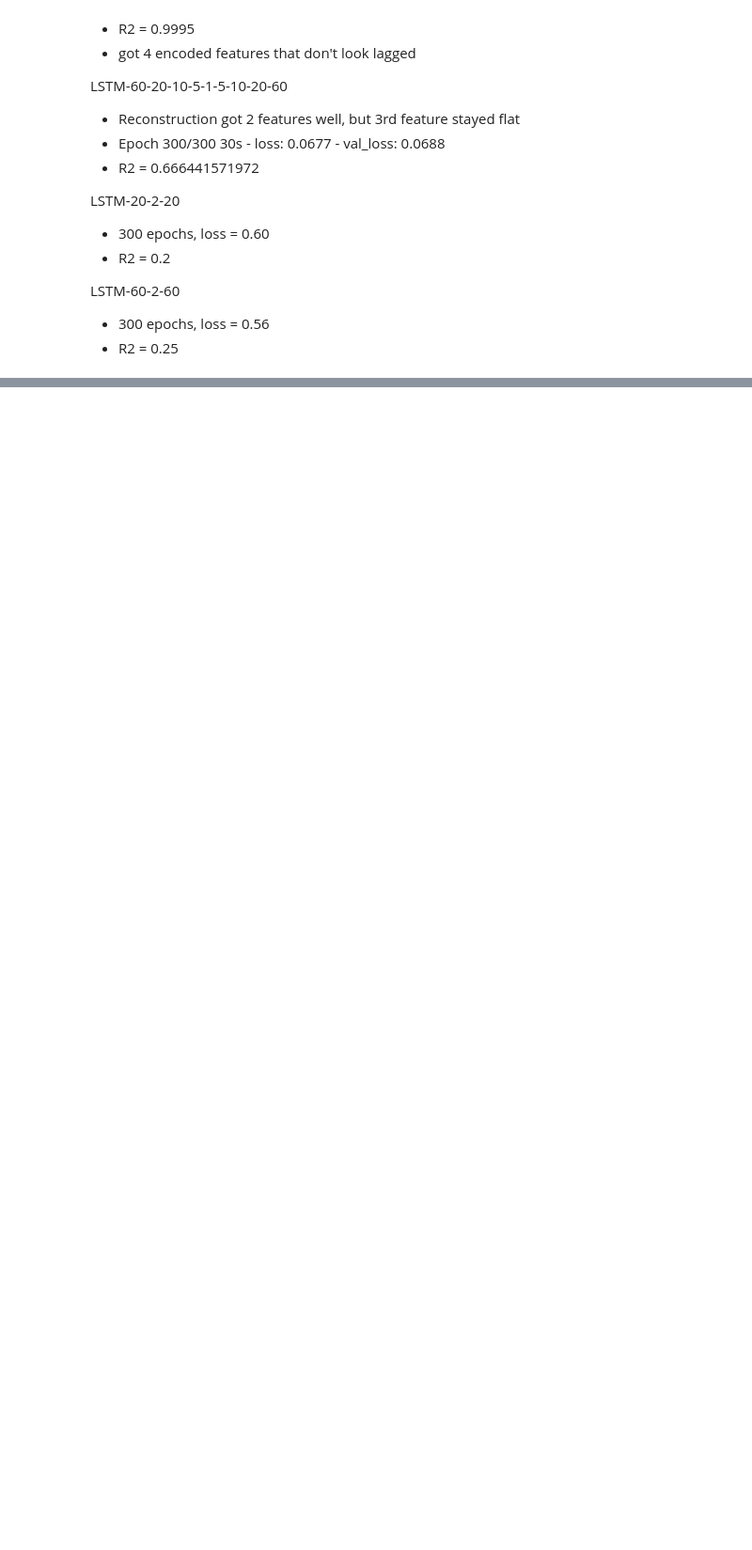
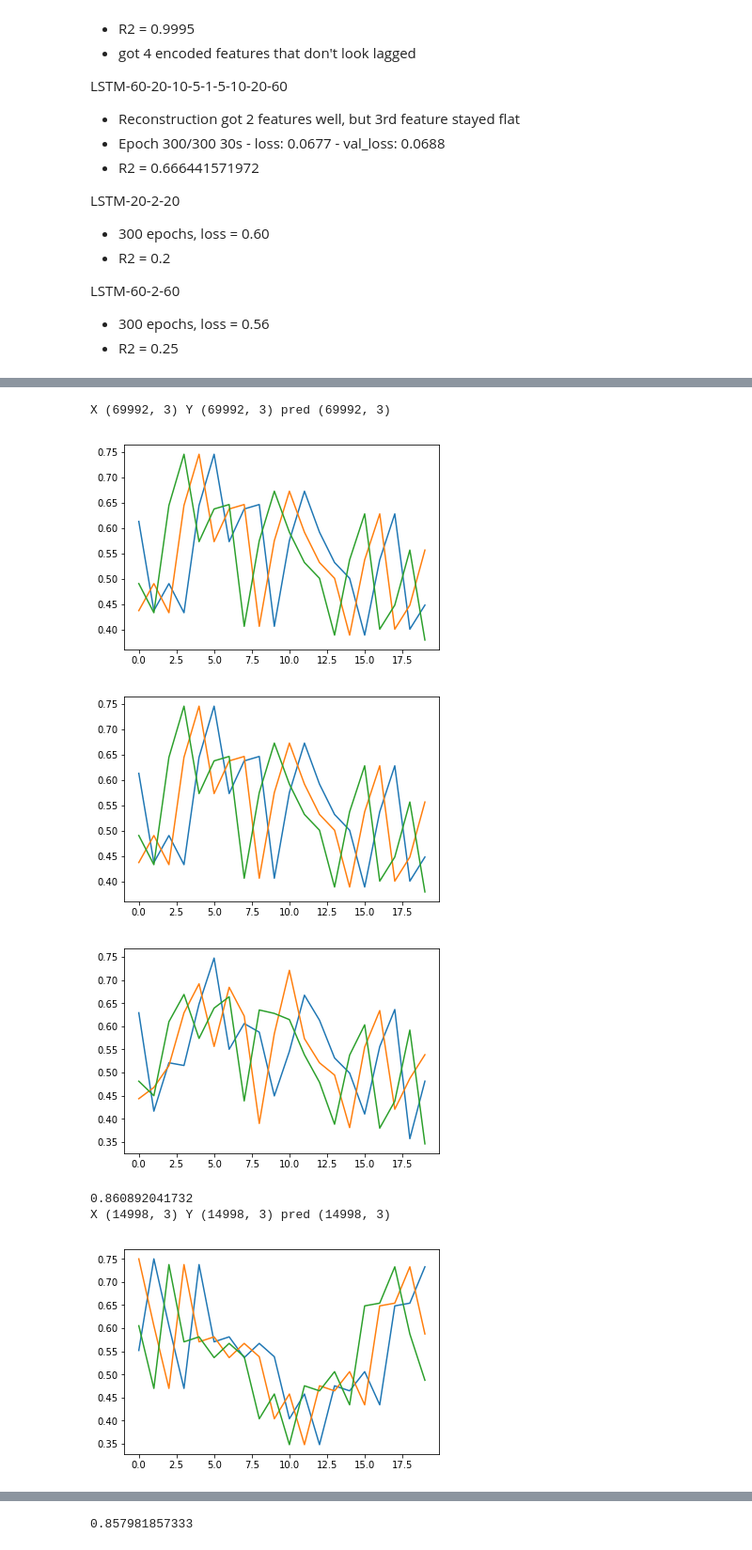
Before and after one commit to shadiakiki1986/test-ml, a Jupyter notebook: t2-LSTM/p5g-lstm for lag-use lstm-based ae-deep-Copy6-AE-60-20-2-20-60.ipynb, the cells around one changed output, grey strips where cells are left out. Shown at 94% size. Drawn from its saved outputs; the diff is of its cells as text; code cells hidden in the pictures; blank space fills up the shorter version.

```diff
--- a/t2-LSTM/p5g-lstm for lag-use lstm-based ae-deep-Copy6-AE-60-20-2-20-60.ipynb
+++ b/t2-LSTM/p5g-lstm for lag-use lstm-based ae-deep-Copy6-AE-60-20-2-20-60.ipynb
@@ -205,4 +217,4 @@ enc_dim1 = 60
 enc_dim2 = 20
 enc_dim3 = 2
 optimizer = 'adam' # FIXME Nadam(lr=1, schedule_decay=0.0) # lr=0.002, beta_1=0.9, beta_2=0.999, epsilon=1e-08, schedule_decay=0.004)
-model = utils.buildNetwork2_deep(input_shape=Xc_train.shape[2], enc_dim1=enc_dim1, enc_dim2=enc_dim2, enc_dim3=enc_dim3, optimizer=optimizer)
+model, encoder = utils.buildNetwork2_deep(input_shape=Xc_train.shape[2], enc_dim1=enc_dim1, enc_dim2=enc_dim2, enc_dim3=enc_dim3, optimizer=optimizer)
@@ -216,13 +248,13 @@ epochs = 300 # FIXME # 100
 #                           verbose=2,
 #                           save_best_only=True)
 #callbacks = [early_stopping, checkpointer]
-history = model.fit(Xc_train,
-                    Xc_train, # the TimeDistributed in the model allows me to train again Xc instead of Xm
+history = model.fit(Xm_train,
+                    Xm_train, # the TimeDistributed in the model allows me to train again Xc instead of Xm
                     epochs = epochs, # FIXME # 10000,
                     callbacks = [], #callbacks,
                     verbose = 2,
                     # since stateless, make sure this is larger than the look-back=10 and the generated lag=3
                     batch_size = 500, # FIXME # 100
-                    validation_data = (Xc_validation,
-                                       Xc_validation),
+                    validation_data = (Xm_validation,
+                                       Xm_validation),
                     shuffle = True)
@@ -231,34 +281,42 @@ history = model.fit(Xc_train,
 # %%
 from matplotlib import pyplot as plt
 def myPlot(X):
     plt.plot(X)
     plt.show()
 
 #def R2(X, Y, model):
 #    Y_mean = np.mean(Y, axis=0)
 #    pred = model.predict(X)
 #    res = np.sum(np.square(Y - pred))
 #    tot = np.sum(np.square(Y - Y_mean))
 #    r2 = 1 - res / tot
 #    return r2
 
 def R2(X, Y, model):
     Y_mean = np.mean(Y, axis=0)
     pred = model.predict(X)
     print('X', X.shape, 'Y', Y.shape, 'pred', pred.shape)
     #pred = pred.reshape(Y.shape[0])
-    pred = pred[:,0,:]
-    print('reshaped pred', pred.shape)
+    #pred = pred[:,0,:]
+    #print('reshaped pred', pred.shape)
     res = np.sum(np.square(Y - pred))
     tot = np.sum(np.square(Y - Y_mean))
     r2 = 1 - res / tot
-    myPlot(X[:20,0])
+    myPlot(X[:20])
     myPlot(Y[:20])
     myPlot(pred[:20])
     return r2
 
 #model.load_weights(weights_path)
-print(R2(Xc_train,      Xm_train,      model))
-print(R2(Xc_validation, Xm_validation, model))
+print(R2(Xm_train,      Xm_train,      model))
+print(R2(Xm_validation, Xm_validation, model))
 # some dimensionality problems
 # print(R2(Xc_test,       Xm_test,       model))
+# %% [output]
+X (69992, 3) Y (69992, 3) pred (69992, 3)
+[figure, added]
+[figure, added]
+[figure, added]
+0.860892041732
+X (14998, 3) Y (14998, 3) pred (14998, 3)
+[figure, added]
@@ -265,2 +325,3 @@ print(R2(Xc_validation, Xm_validation, model))
+0.857981857333
 # %%
 # check encoded signal: expect detection of 1 of the lagged features in X
```
Also changed, not shown: parts of 7 cells of this notebook, 1 other file.
